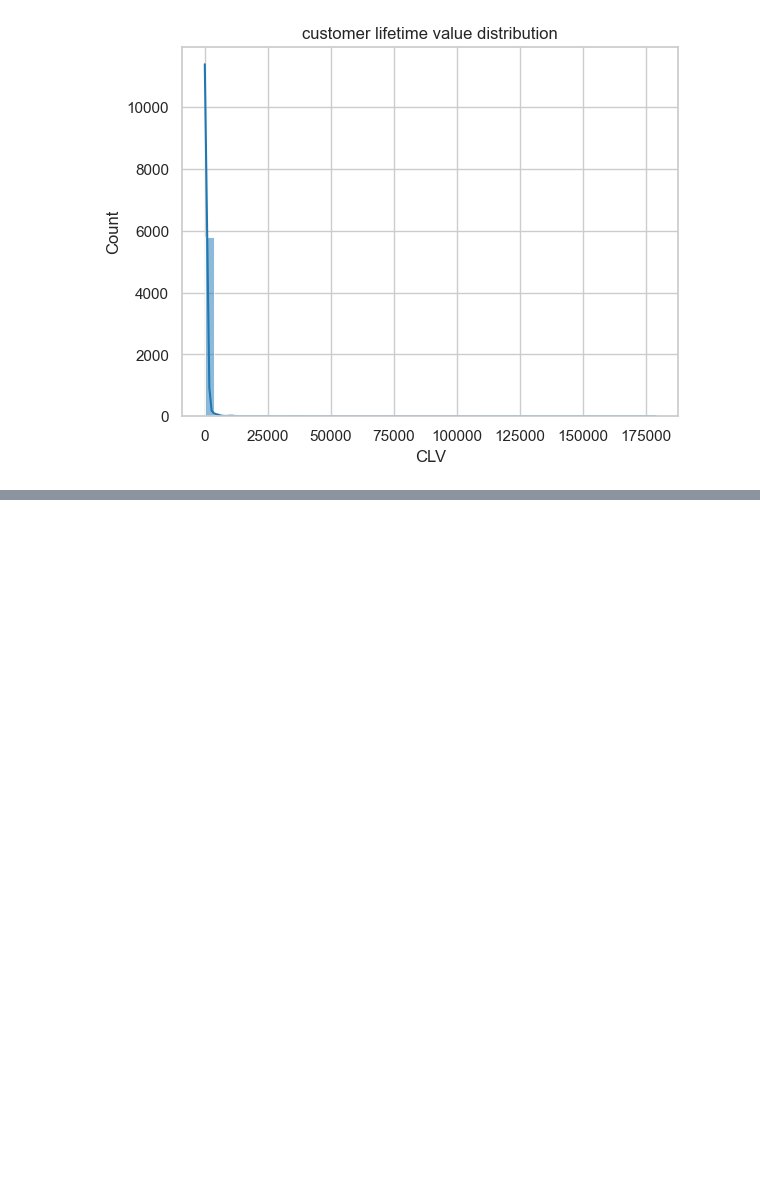
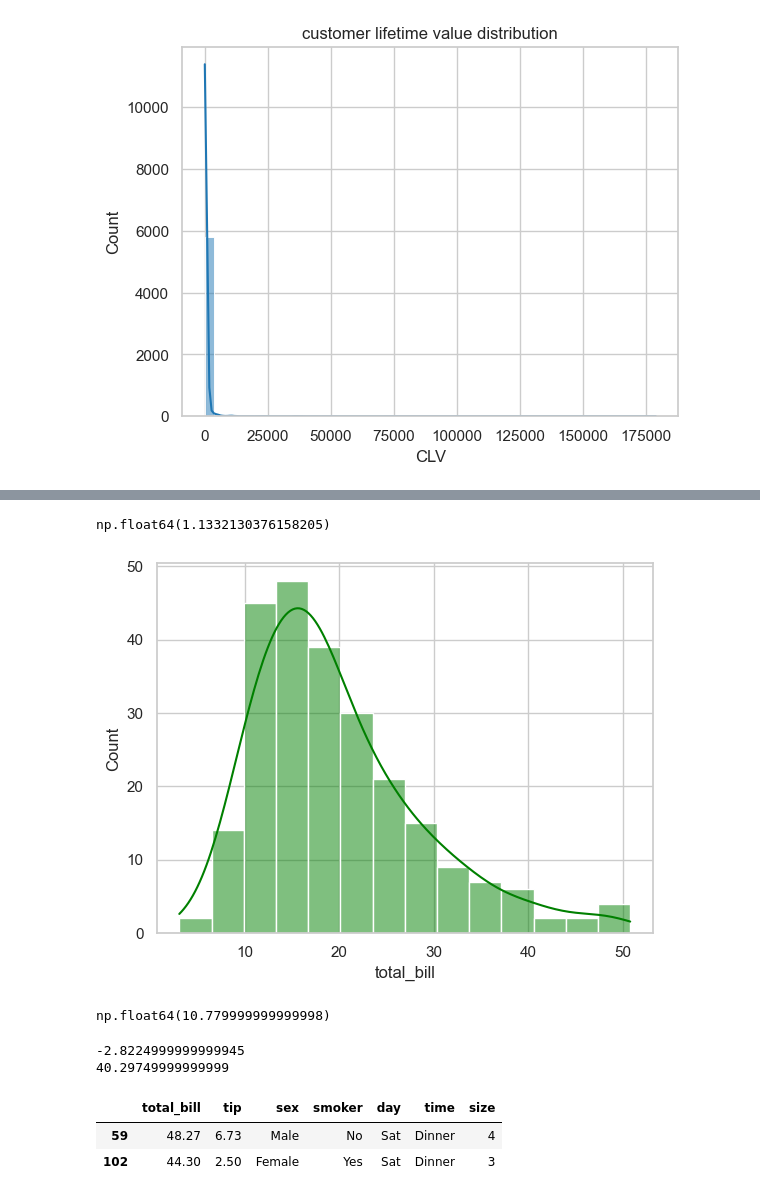
Before and after one commit to sableen-kaur788/Assignment_Task, a Jupyter notebook: cohort.ipynb, the cells around one changed output, grey strips where cells are left out. Saved outputs shown, nothing was run; the diff lists cells and outputs as text; code cells hidden in the pictures; blank space fills up the shorter version.

Commit message:
adding outliers methods

```diff
--- a/cohort.ipynb
+++ b/cohort.ipynb
@@ -552,0 +564,3 @@ plt.show()
+# %%
+data = sns.load_dataset('tips')
+data.shape
@@ -552,0 +592,31 @@ plt.show()
+# %%
+data['total_bill'].skew()
+# %% [output]
+np.float64(1.1332130376158205)
+# %%
+sns.histplot(data['total_bill'], kde = True, color = 'green')
+plt.show()
+# %% [output]
+[figure, added]
+# %%
+q1 = data['total_bill'].quantile(0.25)
+q3 = data['total_bill'].quantile(0.75)
+iqr = q3 - q1
+iqr
+# %% [output]
+np.float64(10.779999999999998)
+# %%
+lower_bound = q1 - 1.5*iqr
+upper_bound = q3 + 1.5*iqr
+print(lower_bound)
+print(upper_bound)
+# %% [output]
+-2.8224999999999945
+40.29749999999999
+# %%
+iqr_outliers = data[(data['total_bill'] < lower_bound) | (data['total_bill'] > upper_bound)]
+iqr_outliers.head(2)
+# %% [output]
+|  | total_bill | tip | sex | smoker | day | time | size |
+| 59 | 48.27 | 6.73 | Male | No | Sat | Dinner | 4 |
+| 102 | 44.30 | 2.50 | Female | Yes | Sat | Dinner | 3 |
```
Also changed, not shown: parts of 14 cells of this notebook.
